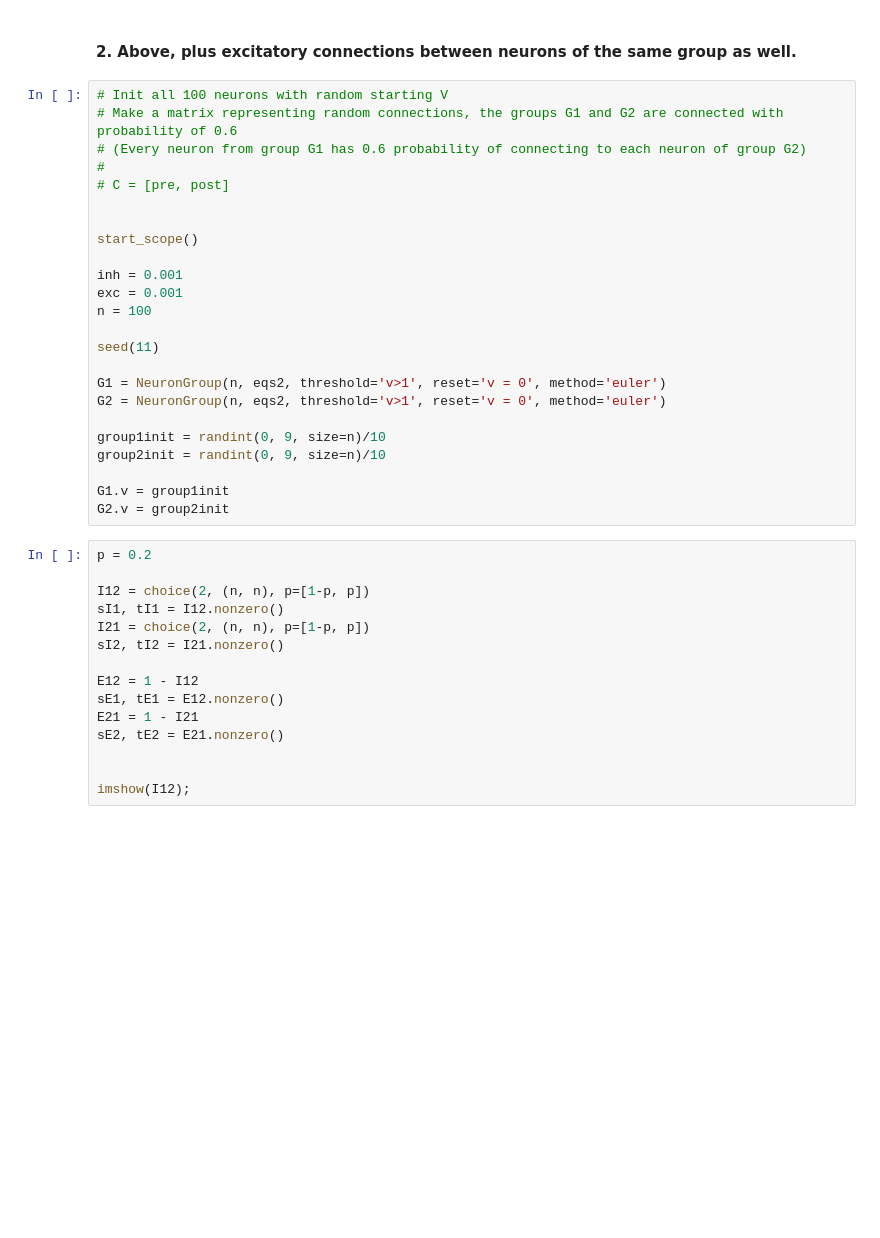
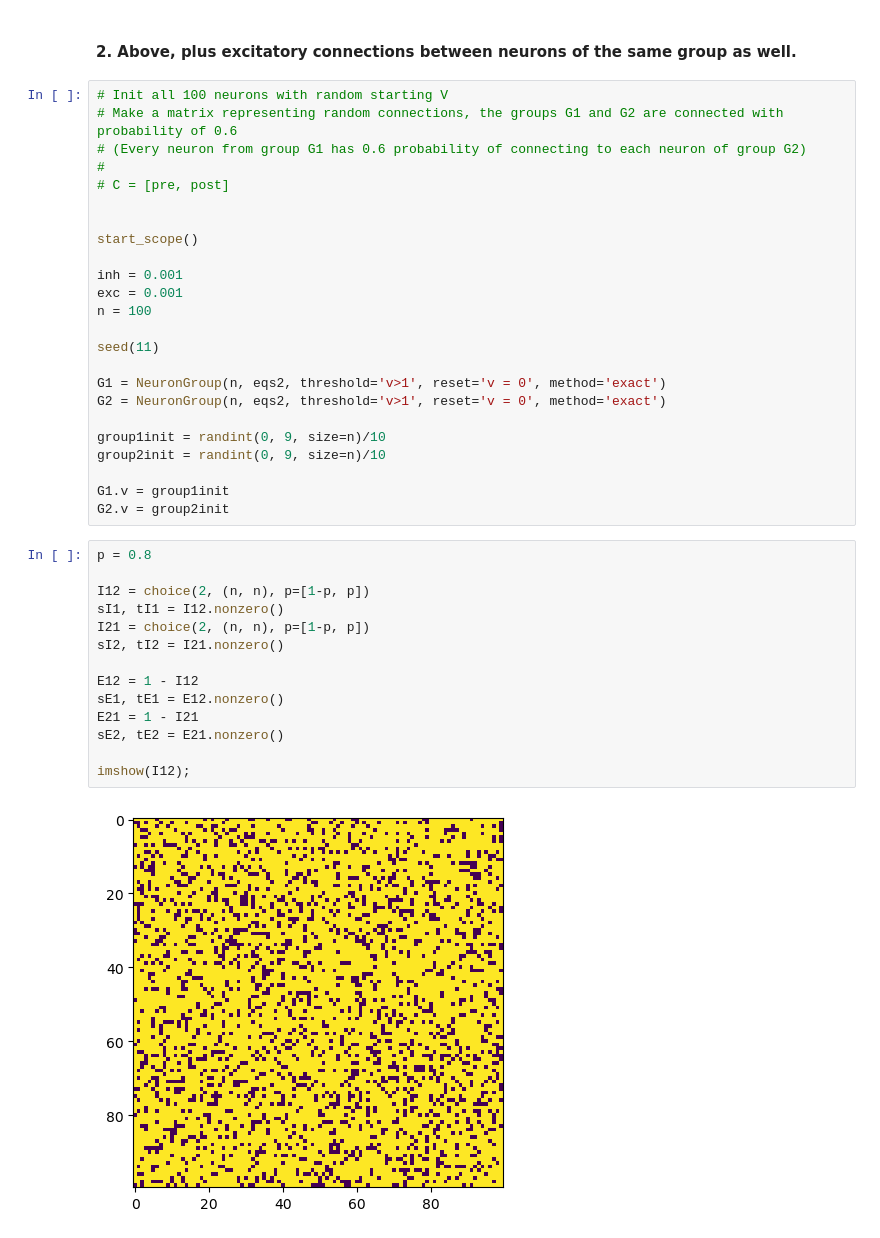
Before and after one commit to ch3rryblossom/sudoku-network, a Jupyter notebook: bipartite.ipynb, the cells around one changed output. Cells and saved outputs as stored; diff of their text form; blank space fills up the shorter version.

```diff
--- a/bipartite.ipynb
+++ b/bipartite.ipynb
@@ -325,8 +328,8 @@ n = 100
 
 seed(11)
 
-G1 = NeuronGroup(n, eqs2, threshold='v>1', reset='v = 0', method='euler')
-G2 = NeuronGroup(n, eqs2, threshold='v>1', reset='v = 0', method='euler')
+G1 = NeuronGroup(n, eqs2, threshold='v>1', reset='v = 0', method='exact')
+G2 = NeuronGroup(n, eqs2, threshold='v>1', reset='v = 0', method='exact')
 
 group1init = randint(0, 9, size=n)/10
 group2init = randint(0, 9, size=n)/10
@@ -334,20 +337,21 @@ group2init = randint(0, 9, size=n)/10
 G1.v = group1init
 G2.v = group2init
 # %%
-p = 0.2
+p = 0.8
 
 I12 = choice(2, (n, n), p=[1-p, p])
 sI1, tI1 = I12.nonzero()
 I21 = choice(2, (n, n), p=[1-p, p])
 sI2, tI2 = I21.nonzero()
 
 E12 = 1 - I12
 sE1, tE1 = E12.nonzero()
 E21 = 1 - I21
 sE2, tE2 = E21.nonzero()
 
-
 imshow(I12);
+# %% [output]
+[figure, added]
 # %%
 # Inhibitory synapses
 I1 = Synapses(G1, G2, on_pre='v = out * (1-exp(-(tp * log(1/(1 - g*(v_post - inh)/curr)))/tp))')
```
Also changed, not shown: parts of 5 cells of this notebook.
